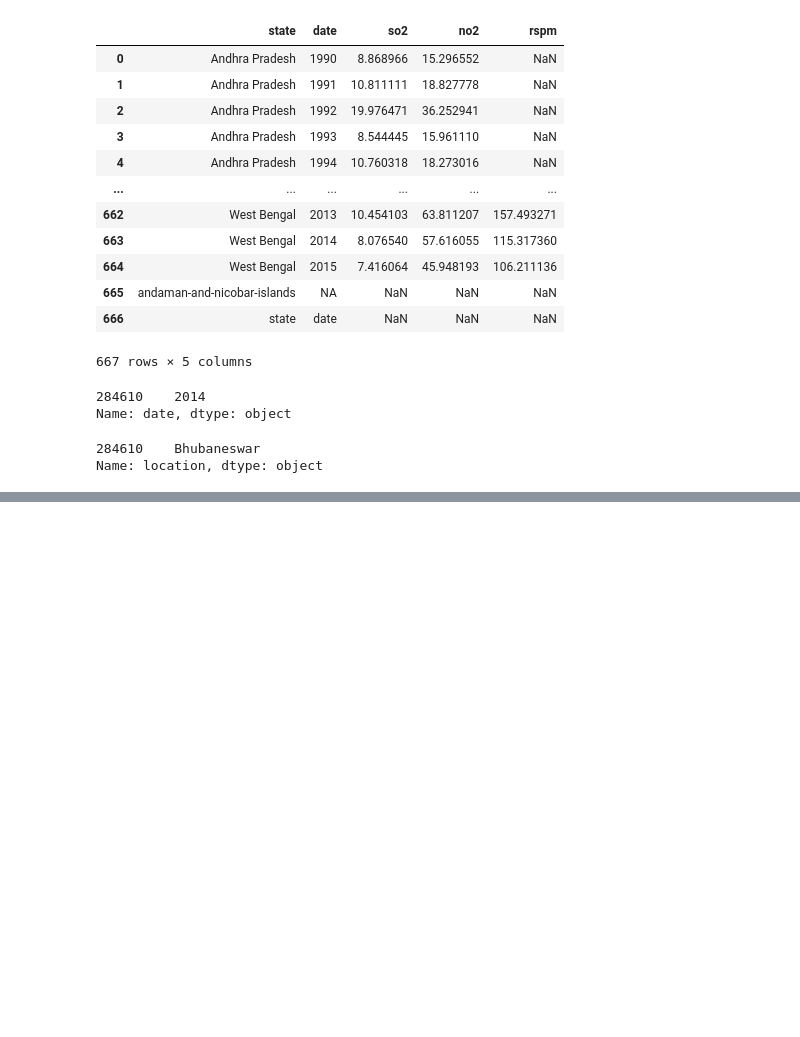
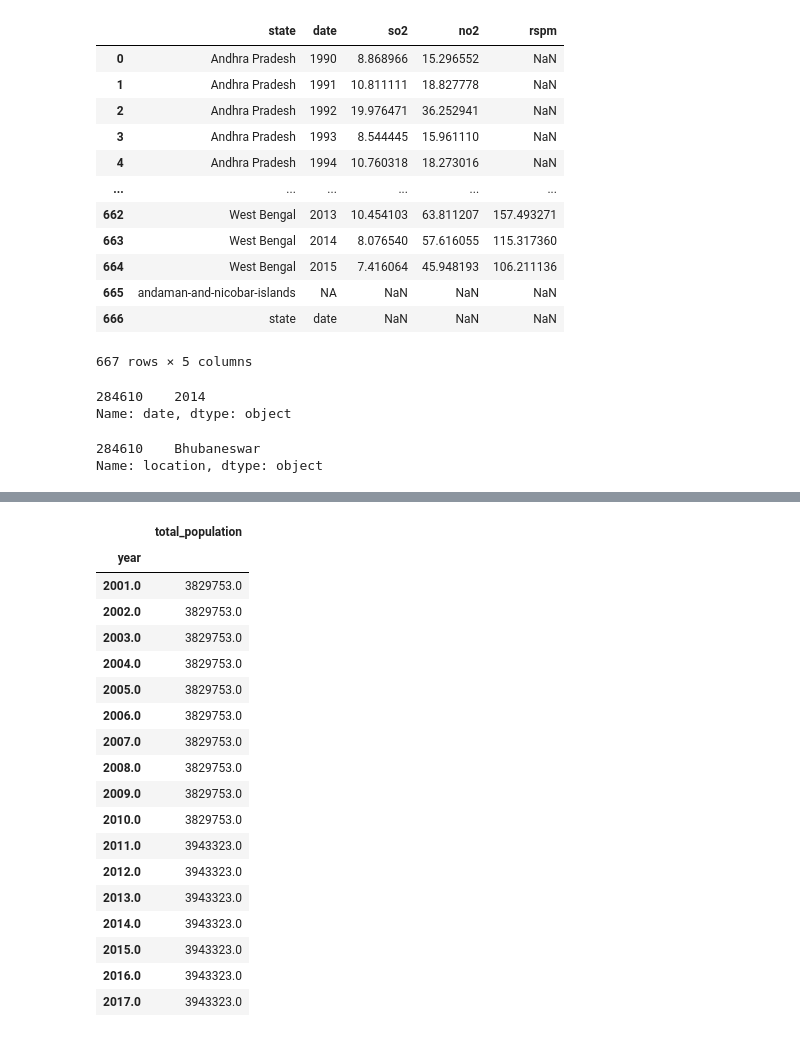
Before and after one commit to StephanSchweitzer/hadoopProject, a Jupyter notebook: dataProcessingNotebook.ipynb, the cells around one changed output, grey strips where cells are left out. Saved outputs shown, nothing was run; the diff lists cells and outputs as text; code cells hidden in the pictures; blank space fills up the shorter version.

Commit message:
added functions to start to compare populations of cities

```diff
--- a/dataProcessingNotebook.ipynb
+++ b/dataProcessingNotebook.ipynb
@@ -487,0 +542,2 @@ Name: location, dtype: object
+# %%
+all_population_data_new = all_population_data.toPandas()
@@ -487,0 +548,2 @@ Name: location, dtype: object
+# %%
+hyderabad_pop = all_population_data_new.loc[all_population_data_new['city'] == 'Hyderabad']
@@ -487,0 +570,24 @@ Name: location, dtype: object
+# %%
+agg_functions = {'total_population': 'first'}
+
+hyderabad_pop.groupby(['year']).aggregate(agg_functions)
+# %% [output]
+|  | total_population |
+| year |  |
+| 2001.0 | 3829753.0 |
+| 2002.0 | 3829753.0 |
+| 2003.0 | 3829753.0 |
+| 2004.0 | 3829753.0 |
+| 2005.0 | 3829753.0 |
+| 2006.0 | 3829753.0 |
+| 2007.0 | 3829753.0 |
+| 2008.0 | 3829753.0 |
+| 2009.0 | 3829753.0 |
+| 2010.0 | 3829753.0 |
+| 2011.0 | 3943323.0 |
+| 2012.0 | 3943323.0 |
+| 2013.0 | 3943323.0 |
+| 2014.0 | 3943323.0 |
+| 2015.0 | 3943323.0 |
+| 2016.0 | 3943323.0 |
+| 2017.0 | 3943323.0 |
```
Also changed, not shown: parts of 5 cells of this notebook, 1 other file.
